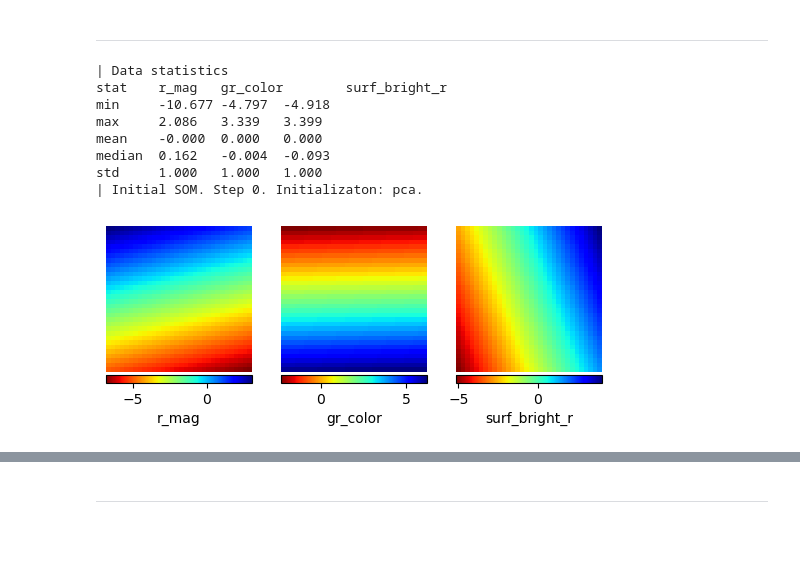
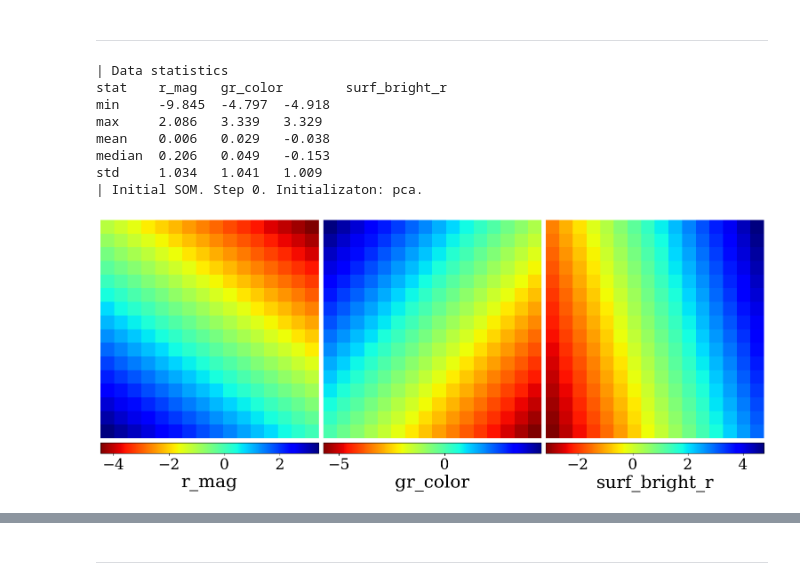
Before and after one commit to lsajkov/strw_mpdg, a Jupyter notebook: build_som.ipynb, the cells around one changed output, grey strips where cells are left out. Saved outputs shown, nothing was run; the diff lists cells and outputs as text; code cells hidden in the pictures; blank space fills up the shorter version.

```diff
--- a/build_som.ipynb
+++ b/build_som.ipynb
@@ -192,6 +192,13 @@ import matplotlib.pyplot as plt
 from astropy.io import fits
 from astropy.table import Table
 
+plt.rcParams.update({
+    'font.family': 'serif',
+    'font.size': 24,
+    'axes.labelsize': 'large',
+    'mathtext.fontset': 'stix'
+})
+
 from mpdg_som import SelfOrganizingMap
 # %%
 #load in data produced in primary_targeting_region.ipynb
@@ -221,39 +230,42 @@ for variable in input_data.keys():
     normalized_input_data[variable] -= normalization_params[variable]['mean']
     normalized_input_data[variable] /= normalization_params[variable]['std']
 # %%
-SOM = SelfOrganizingMap([32, 32],
+SOM = SelfOrganizingMap([16, 16],
                         initialization = 'pca')
 
-SOM.load_data(normalized_input_data,
+data_cut = 1000
+
+SOM.load_data(normalized_input_data[:data_cut],
               variable_names = ['r_mag', 'gr_color', 'surf_bright_r'])
 
-SOM.load_standard_deviations(input_vars)
+SOM.load_standard_deviations(input_vars[:data_cut])
 
 SOM.build_SOM()
 # %%
 SOM.data_statistics()
+SOM.show_map()
 
-print(f'\n| Initial SOM. Step {SOM.step}. Initializaton: {SOM.initialization}.')
-fig = plt.figure()
-for i, name in enumerate(SOM.variable_names):
-    ax = fig.add_subplot(1, 3, i + 1)
-    imsh = ax.imshow(SOM.weights_map[..., i], origin = 'lower', cmap = 'jet_r')
-    # ax.set_title(SOM.variable_names[i],
-    #              fontsize = 12)
-    ax.axis('off')
-    fig.colorbar(mappable = imsh, ax = ax,
-                 label = SOM.variable_names[i], location = 'bottom',
-                 pad = 0.01)
+# print(f'\n| Initial SOM. Step {SOM.step}. Initializaton: {SOM.initialization}.')
+# fig = plt.figure(figsize = (SOM.data_dim * 5, 10), constrained_layout = True)
+# for i, name in enumerate(SOM.variable_names):
+#     ax = fig.add_subplot(1, 3, i + 1)
+#     imsh = ax.imshow(SOM.weights_map[..., i], origin = 'lower', cmap = 'jet_r')
+#     # ax.set_title(SOM.variable_names[i],
+#     #              fontsize = 12)
+#     ax.axis('off')
+#     fig.colorbar(mappable = imsh, ax = ax,
+#                  label = SOM.variable_names[i], location = 'bottom',
+#                  pad = 0.01)
 # %% [output]
 | Data statistics
 stat    r_mag   gr_color        surf_bright_r
-min     -10.677 -4.797  -4.918
-max     2.086   3.339   3.399
-mean    -0.000  0.000   0.000
-median  0.162   -0.004  -0.093
-std     1.000   1.000   1.000
+min     -9.845  -4.797  -4.918
+max     2.086   3.339   3.329
+mean    0.006   0.029   -0.038
+median  0.206   0.049   -0.153
+std     1.034   1.041   1.009
 | Initial SOM. Step 0. Initializaton: pca.
-[figure, old version]
+[figure, new version]
 # %%
 SOM.train(debug_max_steps = 1,
           error_thresh = 1)
```
Also changed, not shown: parts of 34 cells of this notebook, 1 other file.
